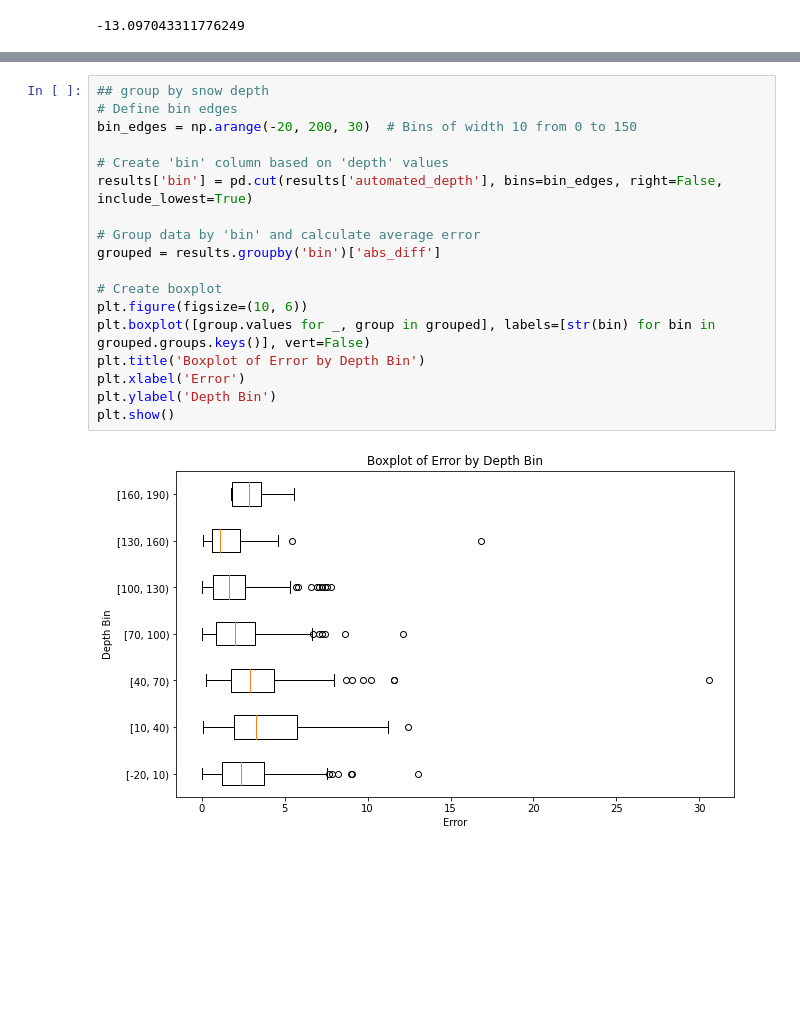
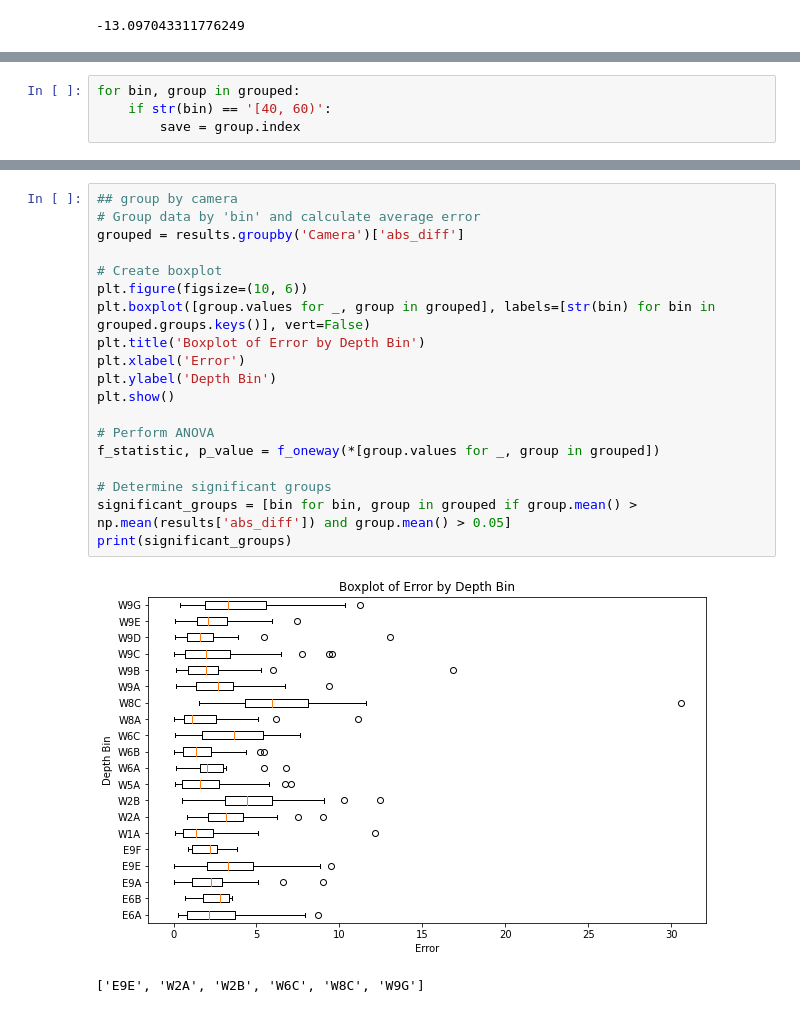
Before and after one commit to CV4EcologySchool/snow-Dayz, a Jupyter notebook: snowpoles/processing_and_analysis/error_analysis.ipynb, the cells around one changed output, grey strips where cells are left out. Saved outputs shown, nothing was run; the diff lists cells and outputs as text; blank space fills up the shorter version.

```diff
--- a/snowpoles/processing_and_analysis/error_analysis.ipynb
+++ b/snowpoles/processing_and_analysis/error_analysis.ipynb
@@ -152,0 +328,4 @@ np.min(results['automated_depth'])
+# %%
+for bin, group in grouped:
+    if str(bin) == '[40, 60)':
+        save = group.index
@@ -153,20 +348,22 @@ np.min(results['automated_depth'])
 # %%
-## group by snow depth
-# Define bin edges
-bin_edges = np.arange(-20, 200, 30)  # Bins of width 10 from 0 to 150
-
-# Create 'bin' column based on 'depth' values
-results['bin'] = pd.cut(results['automated_depth'], bins=bin_edges, right=False, include_lowest=True)
-
+## group by camera
 # Group data by 'bin' and calculate average error
-grouped = results.groupby('bin')['abs_diff']
+grouped = results.groupby('Camera')['abs_diff']
 
 # Create boxplot
 plt.figure(figsize=(10, 6))
 plt.boxplot([group.values for _, group in grouped], labels=[str(bin) for bin in grouped.groups.keys()], vert=False)
 plt.title('Boxplot of Error by Depth Bin')
 plt.xlabel('Error')
 plt.ylabel('Depth Bin')
 plt.show()
+
+# Perform ANOVA
+f_statistic, p_value = f_oneway(*[group.values for _, group in grouped])
+
+# Determine significant groups
+significant_groups = [bin for bin, group in grouped if group.mean() > np.mean(results['abs_diff']) and group.mean() > 0.05]
+print(significant_groups)
 # %% [output]
-[figure, old version]
+[figure, new version]
+['E9E', 'W2A', 'W2B', 'W6C', 'W8C', 'W9G']
```
Also changed, not shown: parts of 14 cells of this notebook, 11 other files.
